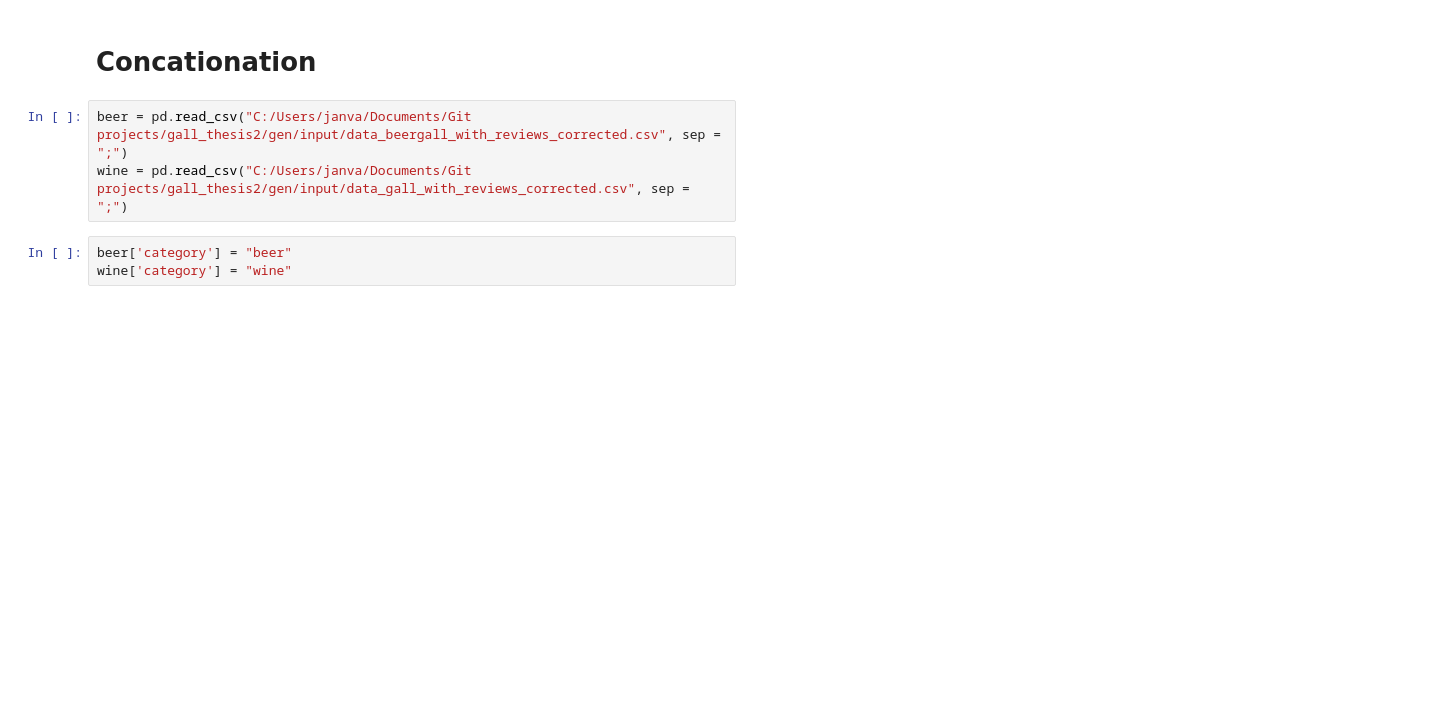
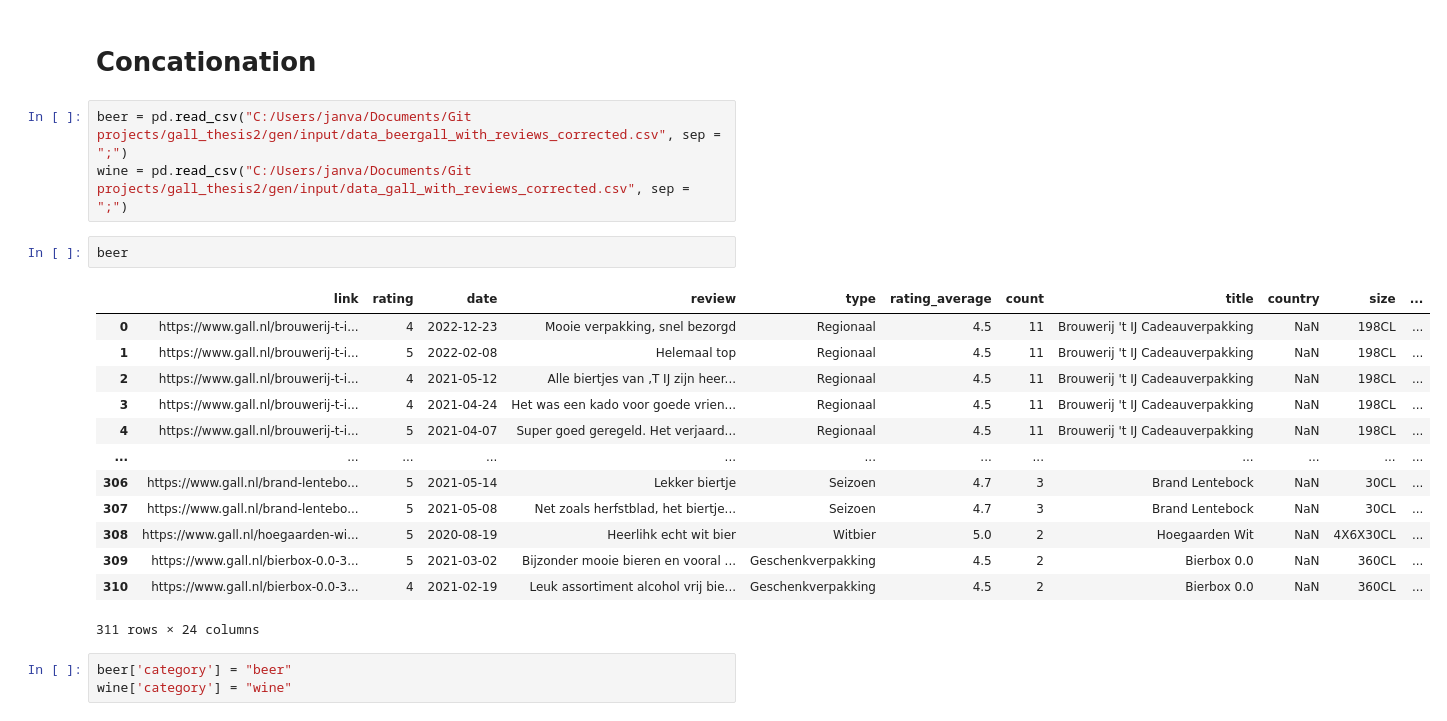
Before and after one commit to janvanderdoe/gall_thesis2, a Jupyter notebook: src/scraping/Gall scraper Selenium.ipynb, the cells around one changed output. Drawn from its saved outputs; the diff is of its cells as text; blank space fills up the shorter version.

```diff
--- a/src/scraping/Gall scraper Selenium.ipynb
+++ b/src/scraping/Gall scraper Selenium.ipynb
@@ -320,6 +320,22 @@ for product_link in links_to_do:
 # %%
 beer = pd.read_csv("C:/Users/janva/Documents/Git projects/gall_thesis2/gen/input/data_beergall_with_reviews_corrected.csv", sep = ";")
 wine = pd.read_csv("C:/Users/janva/Documents/Git projects/gall_thesis2/gen/input/data_gall_with_reviews_corrected.csv", sep = ";")
+# %%
+beer
+# %% [output]
+|  | link | rating | date | review | type | rating_average | count | title | country | size | ... |
+| 0 | https://www.gall.nl/brouwerij-t-i... | 4 | 2022-12-23 | Mooie verpakking, snel bezorgd | Regionaal | 4.5 | 11 | Brouwerij 't IJ Cadeauverpakking | NaN | 198CL | ... |
+| 1 | https://www.gall.nl/brouwerij-t-i... | 5 | 2022-02-08 | Helemaal top | Regionaal | 4.5 | 11 | Brouwerij 't IJ Cadeauverpakking | NaN | 198CL | ... |
+| 2 | https://www.gall.nl/brouwerij-t-i... | 4 | 2021-05-12 | Alle biertjes van ,T IJ zijn heer... | Regionaal | 4.5 | 11 | Brouwerij 't IJ Cadeauverpakking | NaN | 198CL | ... |
+| 3 | https://www.gall.nl/brouwerij-t-i... | 4 | 2021-04-24 | Het was een kado voor goede vrien... | Regionaal | 4.5 | 11 | Brouwerij 't IJ Cadeauverpakking | NaN | 198CL | ... |
+| 4 | https://www.gall.nl/brouwerij-t-i... | 5 | 2021-04-07 | Super goed geregeld. Het verjaard... | Regionaal | 4.5 | 11 | Brouwerij 't IJ Cadeauverpakking | NaN | 198CL | ... |
+| ... | ... | ... | ... | ... | ... | ... | ... | ... | ... | ... | ... |
+| 306 | https://www.gall.nl/brand-lentebo... | 5 | 2021-05-14 | Lekker biertje | Seizoen | 4.7 | 3 | Brand Lentebock | NaN | 30CL | ... |
+| 307 | https://www.gall.nl/brand-lentebo... | 5 | 2021-05-08 | Net zoals herfstblad, het biertje... | Seizoen | 4.7 | 3 | Brand Lentebock | NaN | 30CL | ... |
+| 308 | https://www.gall.nl/hoegaarden-wi... | 5 | 2020-08-19 | Heerlihk echt wit bier | Witbier | 5.0 | 2 | Hoegaarden Wit | NaN | 4X6X30CL | ... |
+| 309 | https://www.gall.nl/bierbox-0.0-3... | 5 | 2021-03-02 | Bijzonder mooie bieren en vooral ... | Geschenkverpakking | 4.5 | 2 | Bierbox 0.0 | NaN | 360CL | ... |
+| 310 | https://www.gall.nl/bierbox-0.0-3... | 4 | 2021-02-19 | Leuk assortiment alcohol vrij bie... | Geschenkverpakking | 4.5 | 2 | Bierbox 0.0 | NaN | 360CL | ... |
+311 rows × 24 columns
 # %%
 beer['category'] = "beer"
 wine['category'] = "wine"
```
Also changed, not shown: parts of 2 cells of this notebook, 7 other files.
